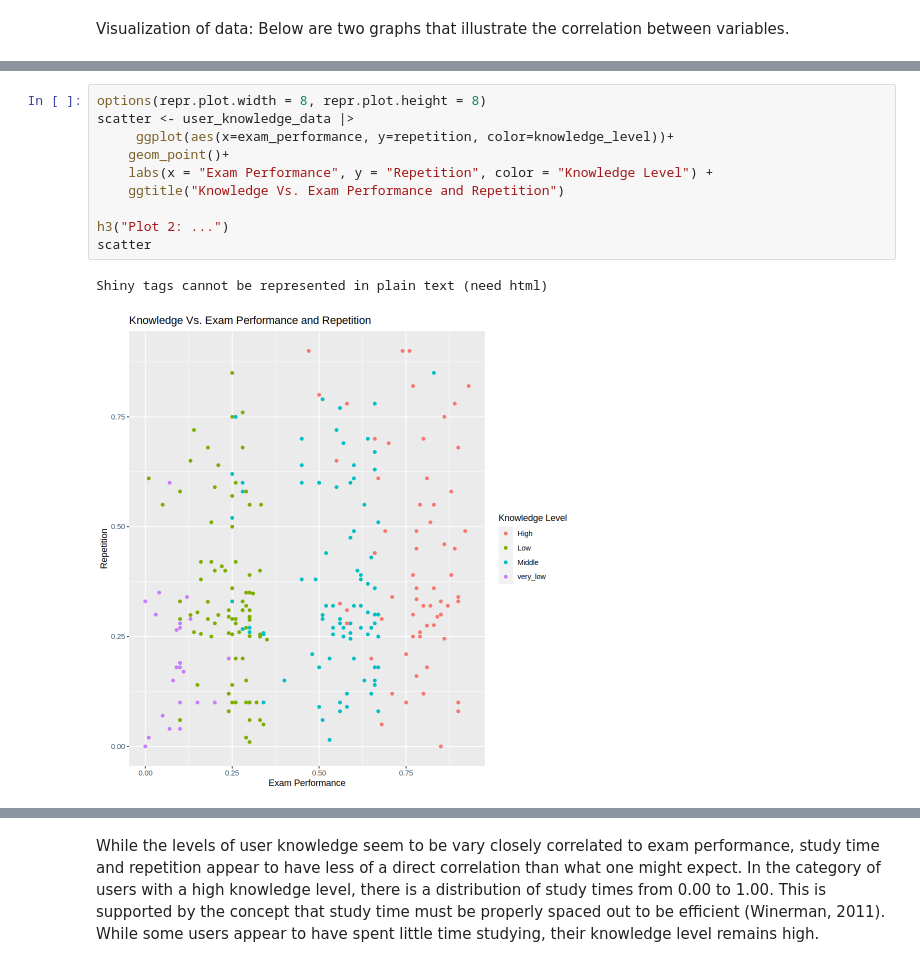
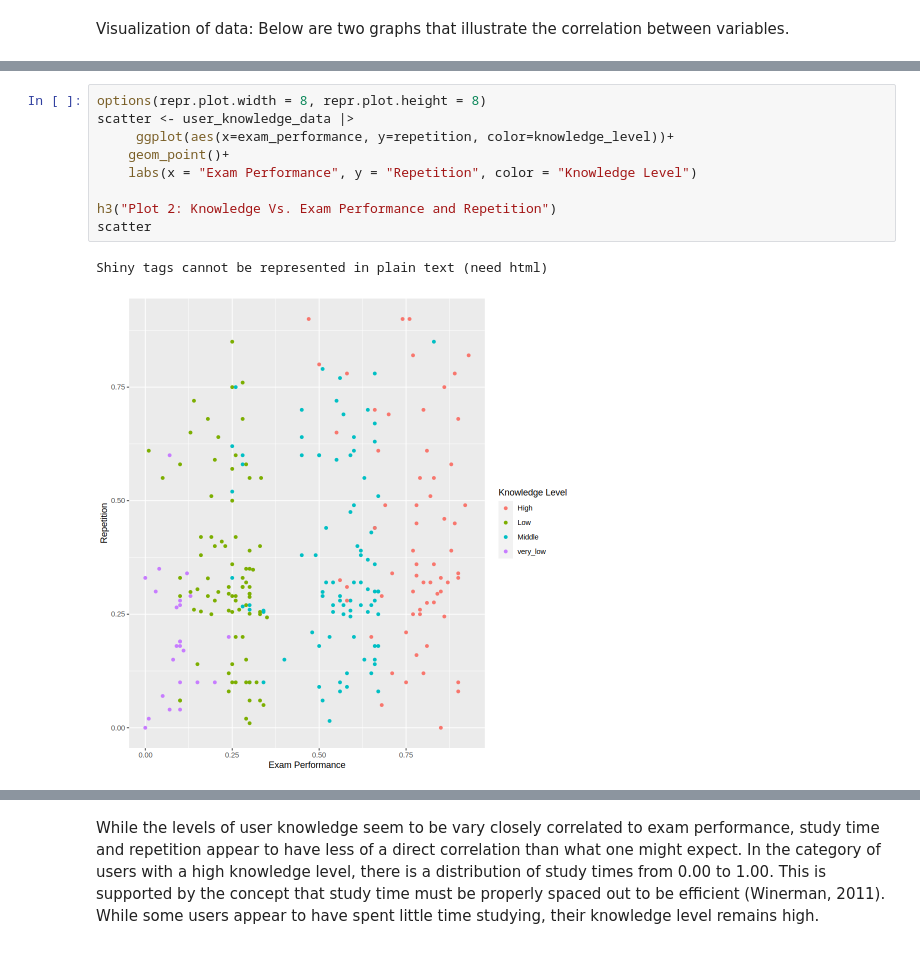
Before and after one commit to trinityma/dsci100project, a Jupyter notebook: group_project_report.ipynb, the cells around one changed output, grey strips where cells are left out. Drawn from its saved outputs; the diff is of its cells as text.

```diff
--- a/group_project_report.ipynb
+++ b/group_project_report.ipynb
@@ -132,16 +154,15 @@ Shiny tags cannot be represented in plain text (need html)
 # %%
 options(repr.plot.width = 8, repr.plot.height = 8)
 scatter <- user_knowledge_data |>
      ggplot(aes(x=exam_performance, y=repetition, color=knowledge_level))+
     geom_point()+
-    labs(x = "Exam Performance", y = "Repetition", color = "Knowledge Level") +
-    ggtitle("Knowledge Vs. Exam Performance and Repetition")
+    labs(x = "Exam Performance", y = "Repetition", color = "Knowledge Level")
 
-h3("Plot 2: ...")
+h3("Plot 2: Knowledge Vs. Exam Performance and Repetition")
 scatter
 # %% [output]
 Shiny tags cannot be represented in plain text (need html)
-[figure, old version]
+[figure, new version]
 # %%
 scatter2 <- user_knowledge_data |>
      ggplot(aes(x=exam_performance, y=study_time, color=knowledge_level))+
```
Also changed, not shown: parts of 4 cells of this notebook.
